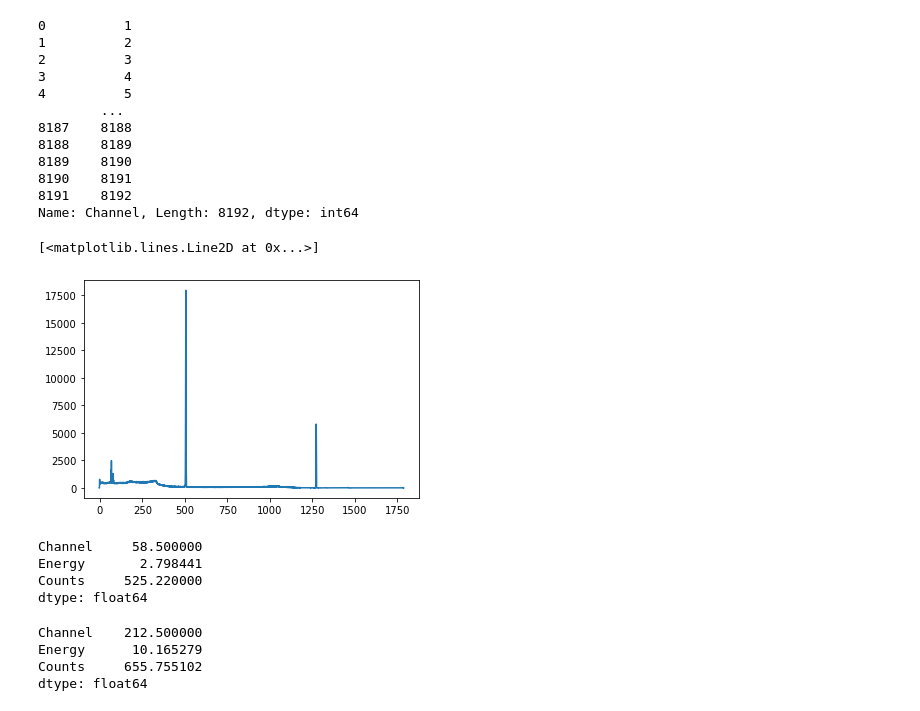
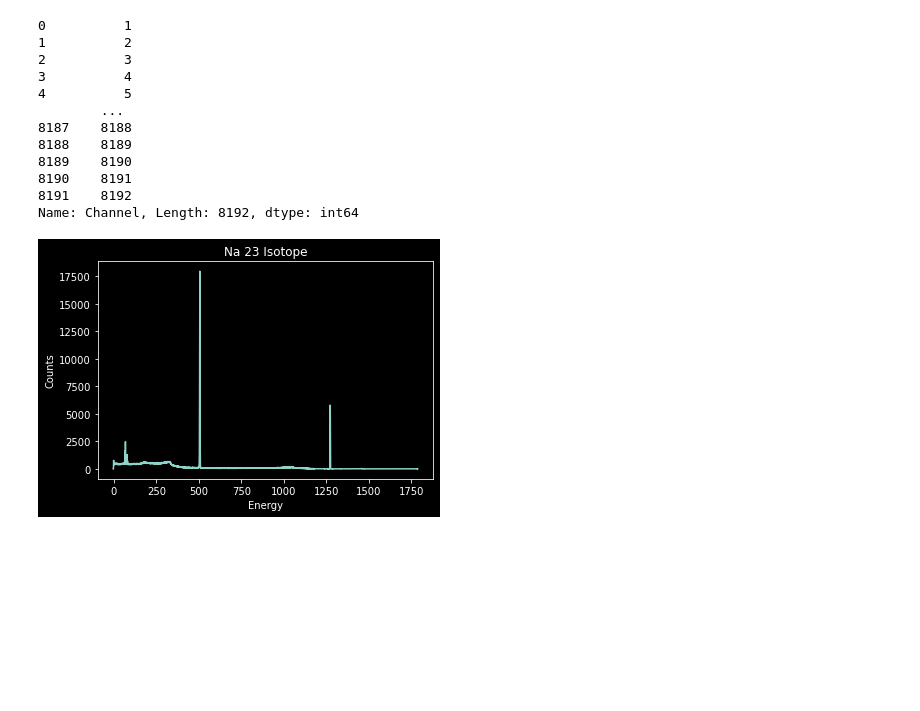
Before and after one commit to sevdeawesome/Gamma-Ray, a Jupyter notebook: na23.ipynb, the cells around one changed output. Saved outputs shown, nothing was run; the diff lists cells and outputs as text; code cells hidden in the pictures; blank space fills up the shorter version.

Commit message:
updated graphs

```diff
--- a/na23.ipynb
+++ b/na23.ipynb
@@ -36,24 +36,11 @@ data["Channel"]
 8190    8191
 8191    8192
 Name: Channel, Length: 8192, dtype: int64
-# %%
-plt.plot(data["Energy"],data["Counts"] )
-# %% [output]
-[<matplotlib.lines.Line2D at 0x...>]
-[figure, removed]
-# %%
-variancedata = data.iloc[494:520,:]
-variancedata.var()
-# %% [output]
-Channel     58.500000
-Energy       2.798441
-Counts     525.220000
-dtype: float64
-# %%
-variancedata = data.iloc[1250:1300,:]
-variancedata.var()
-# %% [output]
-Channel    212.500000
-Energy      10.165279
-Counts     655.755102
-dtype: float64
+# %%
+plt.plot(data["Energy"],data["Counts"] )
+plt.title('Na 23 Isotope')
+plt.xlabel('Energy')
+plt.ylabel('Counts')
+plt.savefig("figs/na23full")
+# %% [output]
+[figure, added]
```
Also changed, not shown: parts of 6 cells of this notebook, 5 other files.
